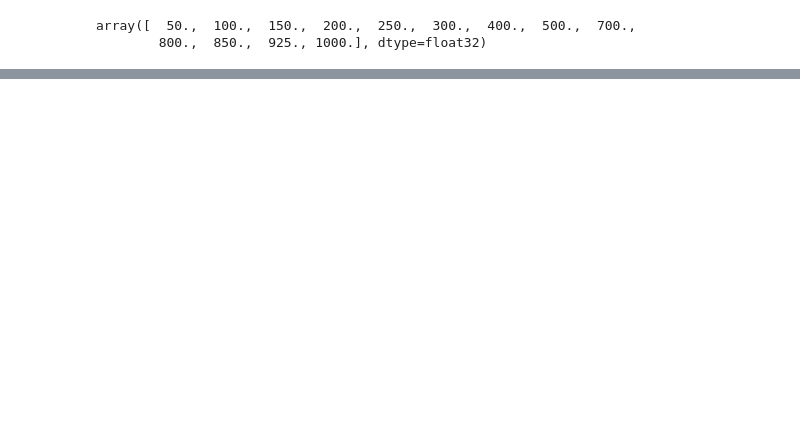
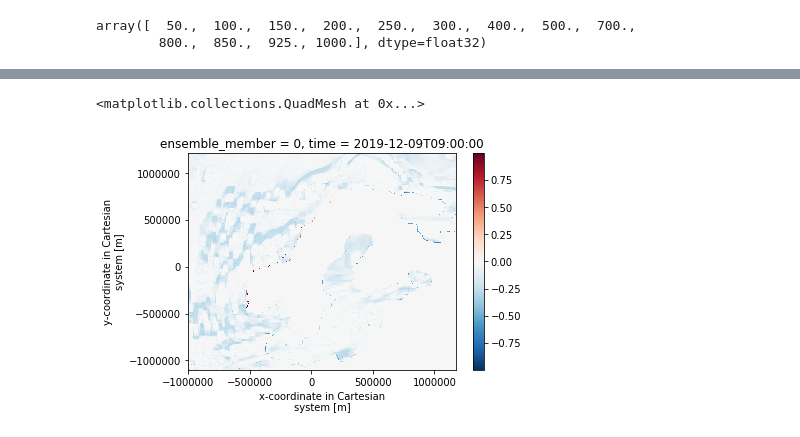
Before and after one commit to johtoblan/Master, a Jupyter notebook: Developing.ipynb, the cells around one changed output, grey strips where cells are left out. Saved outputs shown, nothing was run; the diff lists cells and outputs as text; code cells hidden in the pictures; blank space fills up the shorter version.

```diff
--- a/Developing.ipynb
+++ b/Developing.ipynb
@@ -74,0 +173,5 @@ ds
+# %%
+(new_ds["HTI"].sel(ensemble_member=0)-HTIat10Local ).plot()
+# %% [output]
+<matplotlib.collections.QuadMesh at 0x...>
+[figure, added]
```
Also changed, not shown: parts of 34 cells of this notebook.
